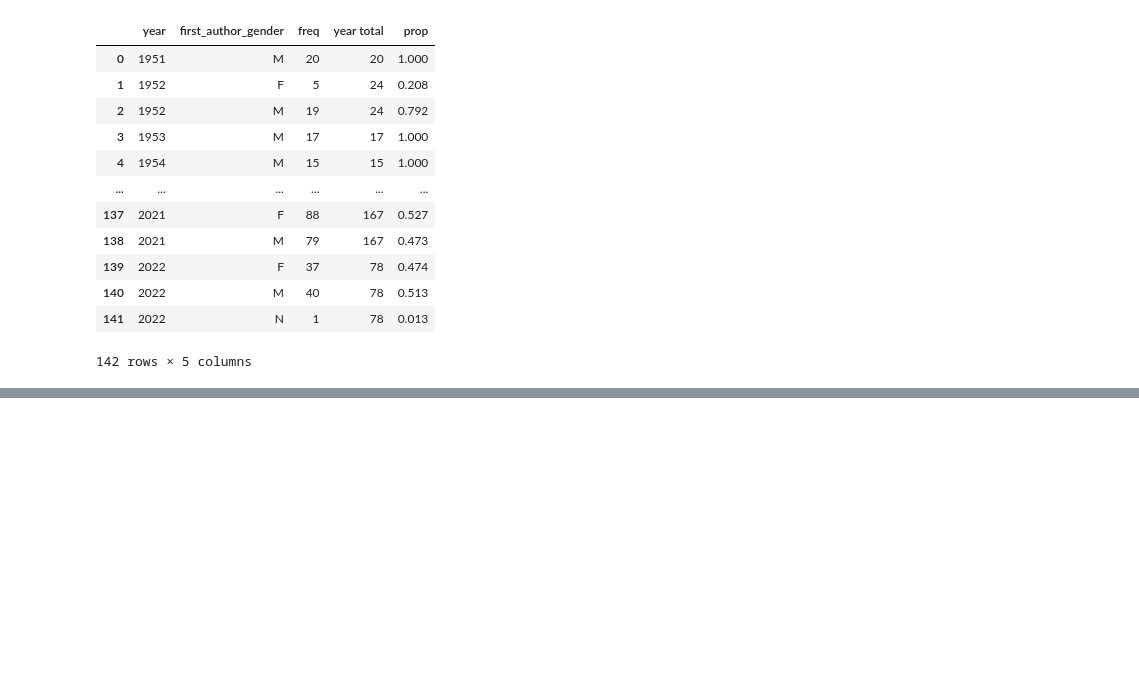
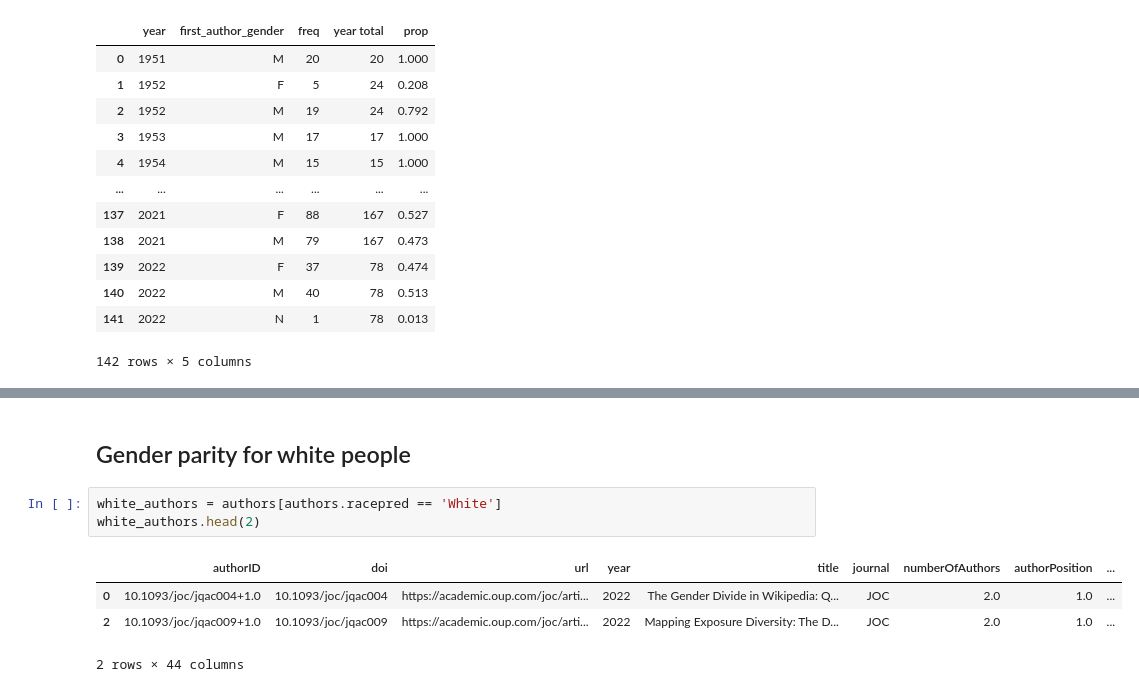
Before and after one commit to hongtaoh/ica_authors, a Jupyter notebook: Analysis_and_Ploting/2022-10-28-Analyze-Gender.ipynb, the cells around one changed output, grey strips where cells are left out. Cells and saved outputs as stored; diff of their text form; blank space fills up the shorter version.

```diff
--- a/Analysis_and_Ploting/2022-10-28-Analyze-Gender.ipynb
+++ b/Analysis_and_Ploting/2022-10-28-Analyze-Gender.ipynb
@@ -251,3 +258,13 @@ alt.Chart(transform_year(first_author_gender_ts)).mark_line().encode(
 )
 # %% [output]
 [interactive output not drawn]
+# %% [markdown]
+## Gender parity for white people
+# %%
+white_authors = authors[authors.racepred == 'White']
+white_authors.head(2)
+# %% [output]
+|  | authorID | doi | url | year | title | journal | numberOfAuthors | authorPosition | ... |
+| 0 | 10.1093/joc/jqac004+1.0 | 10.1093/joc/jqac004 | https://academic.oup.com/joc/arti... | 2022 | The Gender Divide in Wikipedia: Q... | JOC | 2.0 | 1.0 | ... |
+| 2 | 10.1093/joc/jqac009+1.0 | 10.1093/joc/jqac009 | https://academic.oup.com/joc/arti... | 2022 | Mapping Exposure Diversity: The D... | JOC | 2.0 | 1.0 | ... |
+2 rows × 44 columns
```
Also changed, not shown: parts of 7 cells of this notebook, 14 other files.
